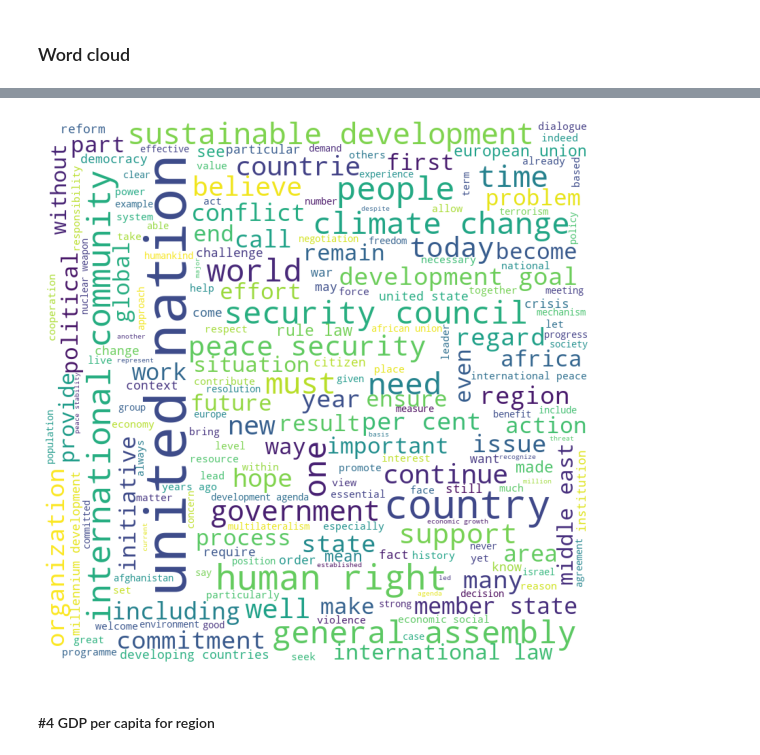
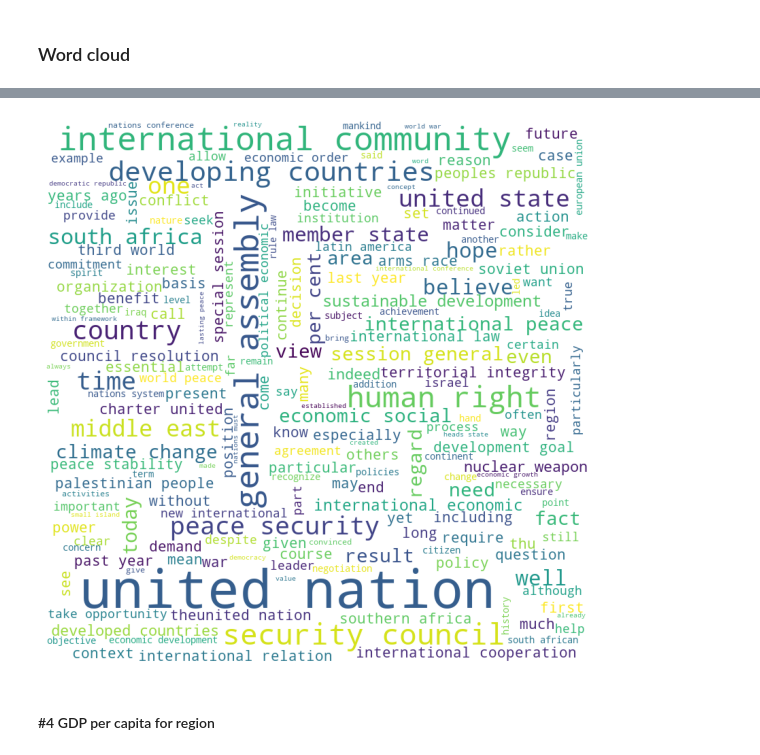
Before and after one commit to Ilna/Debates_And_WorldHappiness_Datasets_Classification, a Jupyter notebook: FDS_Assignment1_all_data_cleaning_and_all_visualization.ipynb, the cells around one changed output, grey strips where cells are left out. Drawn from its saved outputs; the diff is of its cells as text; code cells hidden in the pictures.

Commit message:
Update FDS_Assignment1_all_data_cleaning_and_all_visualization.ipynb
Fixed word cloud (I was using the merged dataset with the happiness data)

```diff
--- a/FDS_Assignment1_all_data_cleaning_and_all_visualization.ipynb
+++ b/FDS_Assignment1_all_data_cleaning_and_all_visualization.ipynb
@@ -460,28 +456,28 @@ Note: you may need to restart the kernel to use updated packages.
 # %%
-from iteration_utilities import flatten
 #make a list of the array, merge together the speeches into one list
-tokenized_speeches = list(flatten(all_data_tokenized_df["Speech"]))
+tokenized_speeches = list((data_word_vector_df_unmerged["Speech"].values))
 # %%
 #make one long string of all the words
 str_speeches =" ".join(tokenized_speeches)
 # %%
 from wordcloud import WordCloud
 import matplotlib.pyplot as plt
 import pandas as pd
 
 def create_word_cloud(final_data):
         # initiate WordCloud object with parameters width, height, maximum font size and background color
         # call the generate method of WordCloud class to generate an image
         wordcloud = WordCloud(width=800, height=800, min_font_size=10, background_color="white").generate(final_data)
         # plt the image generated by WordCloud class
+        wordcloud.to_file("Figure3.eps")
         plt.figure(figsize=(12,10))
         plt.imshow(wordcloud)
         plt.axis("off")
         plt.show()
 
 create_word_cloud(str_speeches)
 # %% [output]
-[figure, old version]
+[figure, new version]
 # %% [markdown]
 #### #4 GDP per capita for region
 # %%
```
Also changed, not shown: parts of 3 cells of this notebook.
